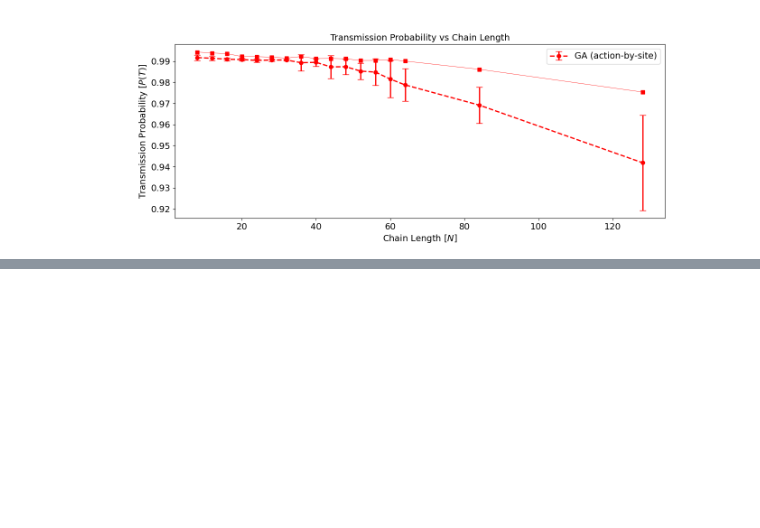
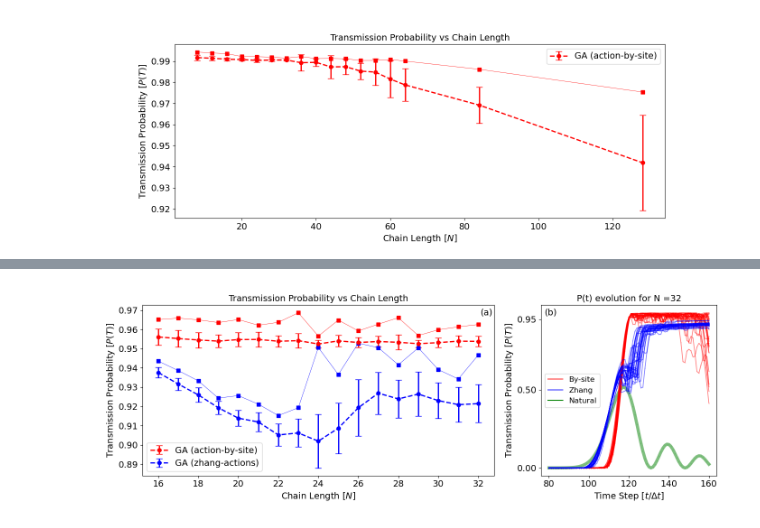
Before and after one commit to sofips/qst_control, a Jupyter notebook: main_figures.ipynb, the cells around one changed output, grey strips where cells are left out. Saved outputs shown, nothing was run; the diff lists cells and outputs as text; code cells hidden in the pictures; blank space fills up the shorter version.

Commit message:
feat: added review graphs

```diff
--- a/main_figures.ipynb
+++ b/main_figures.ipynb
@@ -423,0 +536,93 @@ plt.savefig(f'figures/genetic_for_large_dims.png', dpi=1024, bbox_inches='tight'
+# %%
+# accessing genetic algorithm results
+path = 'genetic_algorithm/results/'
+
+# action by site (oaps, one action per site)
+ga_abs_all_lengths_directory = 'reward_based_all_lengths_oaps_actions_95/'
+ga_abs_all_lengths_results = extract_ga_results(path + ga_abs_all_lengths_directory, print_params=False)
+ga_abs_all_lengths_results['method'] = 'GA-ABS'
+
+# zhang et al. actions
+ga_zhang_all_lengths_directory = 'reward_based_all_lengths_zhang_actions_95/'
+ga_zhang_all_lengths_results = extract_ga_results(path + ga_zhang_all_lengths_directory, print_params=False)
+ga_zhang_all_lengths_results['method'] = 'GA-Zhang'
+# %%
+font_size = 14
+chain_length = 32
+
+# extract stats from both experiments
+ga_oaps_stats = ga_abs_all_lengths_results.groupby('chain_length').agg({'max_fidelity': ['mean', 'std', 'max', 'min'], 'cpu_time': ['mean', 'std', 'max', 'min'] }).reset_index()
+ga_oaps_stats = ga_oaps_stats[ga_oaps_stats['chain_length'] <= 32]
+
+ga_zhang_stats = ga_zhang_all_lengths_results.groupby('chain_length').agg({'max_fidelity': ['mean', 'std', 'max', 'min'], 'cpu_time': ['mean', 'std', 'max', 'min']}).reset_index()
+
+# set side by side figure
+fig = plt.figure(figsize=(14, 5))
+gs = gridspec.GridSpec(1, 2, width_ratios=[2, 1])  # 2/3 y 1/3
+ax_main = fig.add_subplot(gs[0])
+ax_side = fig.add_subplot(gs[1])
+
+# main plot: mean max_fidelity vs chain length
+ax = ax_main
+ax.errorbar(ga_oaps_stats['chain_length'], ga_oaps_stats[('max_fidelity', 'mean')], yerr=ga_oaps_stats[('max_fidelity', 'std')], fmt='o--',
+            label='GA (action-by-site)', color='red', capsize=5)
+ax.plot(ga_oaps_stats['chain_length'], ga_oaps_stats[('max_fidelity', 'max')], 's-', color='red', linewidth=0.5)
+
+ax.errorbar(ga_zhang_stats['chain_length'], ga_zhang_stats[('max_fidelity', 'mean')], yerr=ga_zhang_stats[('max_fidelity', 'std')], fmt='o--',
+            label='GA (zhang-actions)', color='blue', capsize=5)
+ax.plot(ga_zhang_stats['chain_length'], ga_zhang_stats[('max_fidelity', 'max')], 's-', color='blue', linewidth=0.5)
+
+ax.set_xlabel('Chain Length $[N]$', fontsize=font_size)
+ax.set_ylabel('Transmission Probability $[P(T)]$', fontsize=font_size)
+ax.set_title('Transmission Probability vs Chain Length', fontsize=font_size)
+ax.tick_params(axis='both', labelsize=font_size)
+ax.legend(fontsize=font_size)
+
+# side plot: max_fidelityelity evolution
+ga_abs_max_fidelity_evolutions, natural_evolution = access_ga_evolutions(path + ga_abs_directory, chain_length, return_natural_evolution=True)
+ga_zhang_max_fidelity_evolutions = access_ga_evolutions(path + ga_zhang_directory, chain_length, return_natural_evolution=False)
+
+initial_plot_step = int(2.5*chain_length) # dont plot the initial steps (redundant)
+
+for evolution in ga_abs_max_fidelity_evolutions:
+    ax_side.plot(range(len(evolution))[initial_plot_step:],
+             evolution[initial_plot_step:], '-o', color='red',
+             alpha=0.5, linewidth=1.2, markersize=0.2)
+
+for evolution in ga_zhang_max_fidelity_evolutions:
+    ax_side.plot(range(len(evolution))[initial_plot_step:],
+             evolution[initial_plot_step:], '-o', color='blue',
+             alpha=0.5, linewidth=1.2, markersize=0.2)
+
+# Curva Natural
+ax_side.plot(range(len(evolution))[initial_plot_step:],
+         natural_evolution[initial_plot_step:], '-o', label='Natural',
+         color='green', alpha=0.5, linewidth=5, markersize=0.2, zorder=-2)
+ax_side.set_ylabel('Transmission Probability $[P(T)]$', fontsize=font_size)
+ax_side.set_xlabel('Time Step $[ t/\Delta t]$', fontsize=font_size)
+ax_side.set_yticks([0., 0.5, 0.95])
+ax_side.tick_params(axis='both', labelsize=font_size)
+ax_side.set_title(f"P(t) evolution for N ={chain_length}", fontsize=font_size)
+
+# Add subplot labels
+ax.text(0.96, 0.98, '(a)', transform=ax.transAxes,
+    fontsize=font_size, verticalalignment='top', horizontalalignment='left',
+    bbox=dict(facecolor='white', alpha=0, edgecolor='none'))
+
+ax_side.text(0.02, 0.98, '(b)', transform=ax_side.transAxes,
+     fontsize=font_size, verticalalignment='top', horizontalalignment='left',
+     bbox=dict(facecolor='none', alpha=0, edgecolor='none'))
+
+legend_elements = [
+    Line2D([0], [0], color='red', lw=1.2, label='By-site'),
+    Line2D([0], [0], color='blue', lw=1.2, label='Zhang'),
+    Line2D([0], [0], color='green', lw=1.5, label='Natural')
+]
+ax_side.legend(handles=legend_elements, fontsize=font_size-2, loc='center left')
+############################################
+
+plt.tight_layout()
+plt.savefig(f'figures/genetic_action_comparison_n{chain_length}.png', dpi=1024, bbox_inches='tight')
+plt.show()
+# %% [output]
+[figure, added]
```
Also changed, not shown: parts of 7 cells of this notebook, 2 other files.
